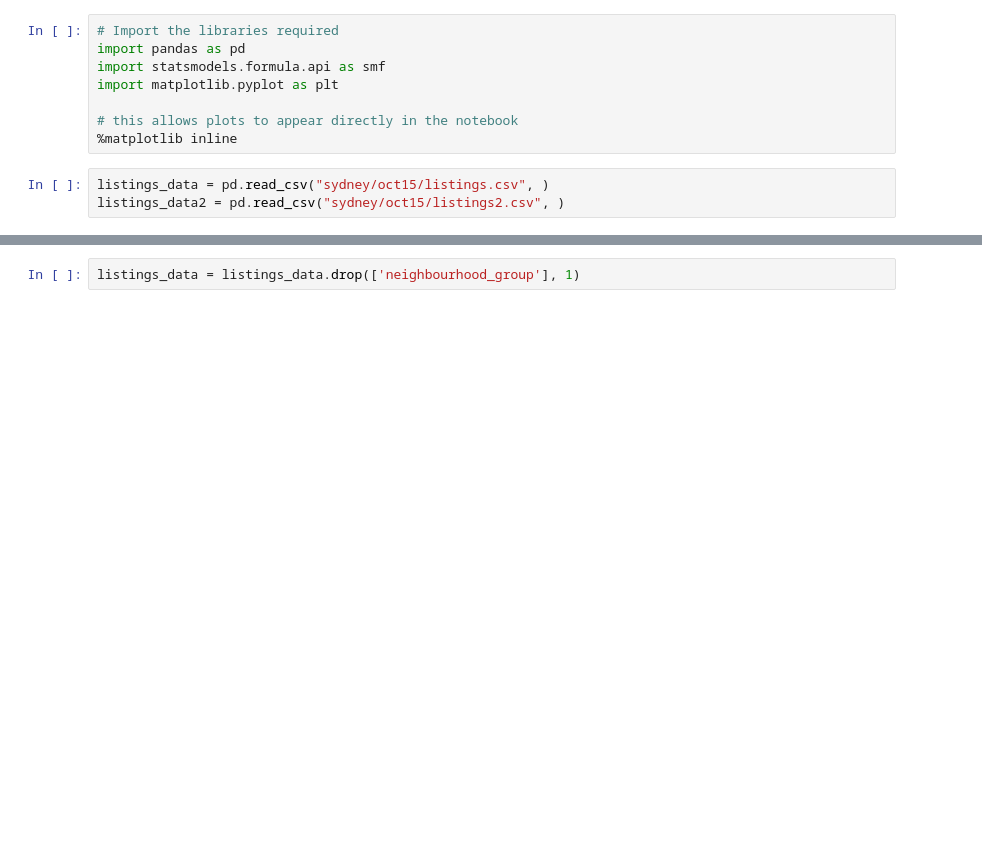
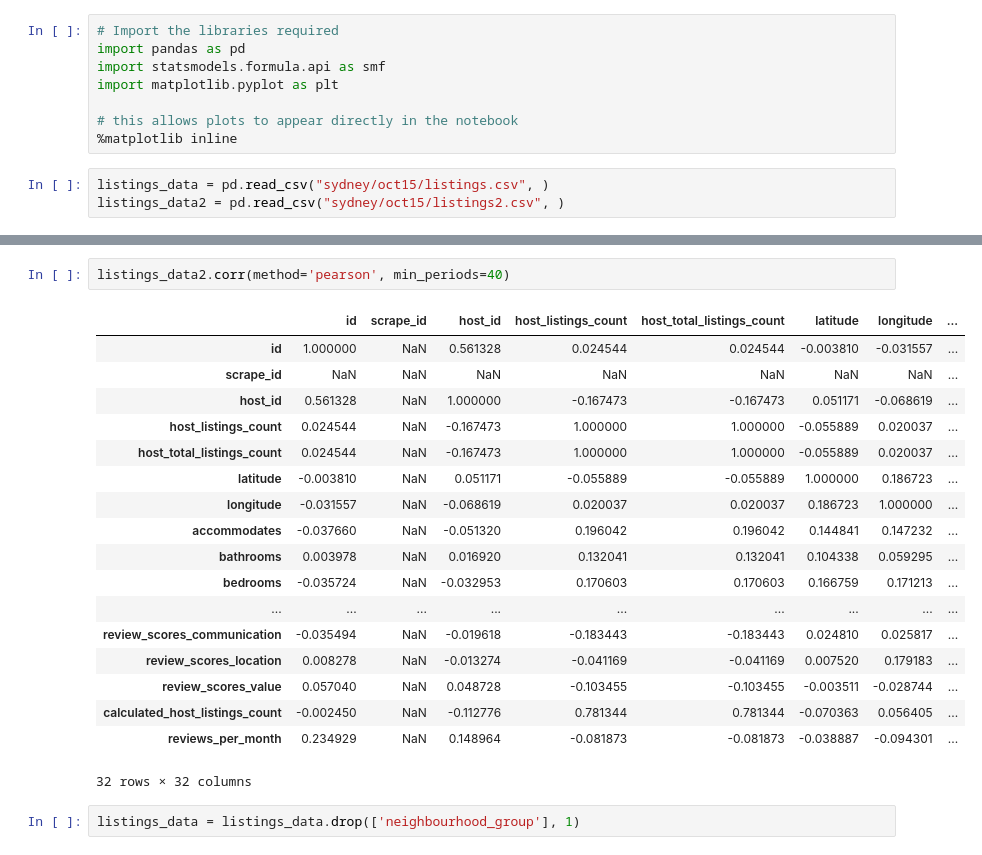
Before and after one commit to apguerrera/airbnb, a Jupyter notebook: airbnb-project-adrian.ipynb, the cells around one changed output, grey strips where cells are left out. Drawn from its saved outputs; the diff is of its cells as text; blank space fills up the shorter version.

```diff
--- a/airbnb-project-adrian.ipynb
+++ b/airbnb-project-adrian.ipynb
@@ -28,3 +35,24 @@ listings_data.describe()
+# %%
+listings_data2.corr(method='pearson', min_periods=40)
+# %% [output]
+|  | id | scrape_id | host_id | host_listings_count | host_total_listings_count | latitude | longitude | ... |
+| id | 1.000000 | NaN | 0.561328 | 0.024544 | 0.024544 | -0.003810 | -0.031557 | ... |
+| scrape_id | NaN | NaN | NaN | NaN | NaN | NaN | NaN | ... |
+| host_id | 0.561328 | NaN | 1.000000 | -0.167473 | -0.167473 | 0.051171 | -0.068619 | ... |
+| host_listings_count | 0.024544 | NaN | -0.167473 | 1.000000 | 1.000000 | -0.055889 | 0.020037 | ... |
+| host_total_listings_count | 0.024544 | NaN | -0.167473 | 1.000000 | 1.000000 | -0.055889 | 0.020037 | ... |
+| latitude | -0.003810 | NaN | 0.051171 | -0.055889 | -0.055889 | 1.000000 | 0.186723 | ... |
+| longitude | -0.031557 | NaN | -0.068619 | 0.020037 | 0.020037 | 0.186723 | 1.000000 | ... |
+| accommodates | -0.037660 | NaN | -0.051320 | 0.196042 | 0.196042 | 0.144841 | 0.147232 | ... |
+| bathrooms | 0.003978 | NaN | 0.016920 | 0.132041 | 0.132041 | 0.104338 | 0.059295 | ... |
+| bedrooms | -0.035724 | NaN | -0.032953 | 0.170603 | 0.170603 | 0.166759 | 0.171213 | ... |
+| ... | ... | ... | ... | ... | ... | ... | ... | ... |
+| review_scores_communication | -0.035494 | NaN | -0.019618 | -0.183443 | -0.183443 | 0.024810 | 0.025817 | ... |
+| review_scores_location | 0.008278 | NaN | -0.013274 | -0.041169 | -0.041169 | 0.007520 | 0.179183 | ... |
+| review_scores_value | 0.057040 | NaN | 0.048728 | -0.103455 | -0.103455 | -0.003511 | -0.028744 | ... |
+| calculated_host_listings_count | -0.002450 | NaN | -0.112776 | 0.781344 | 0.781344 | -0.070363 | 0.056405 | ... |
+| reviews_per_month | 0.234929 | NaN | 0.148964 | -0.081873 | -0.081873 | -0.038887 | -0.094301 | ... |
+32 rows × 32 columns
 # %%
 listings_data = listings_data.drop(['neighbourhood_group'], 1)
 # %%
```
Also changed, not shown: parts of 12 cells of this notebook.
